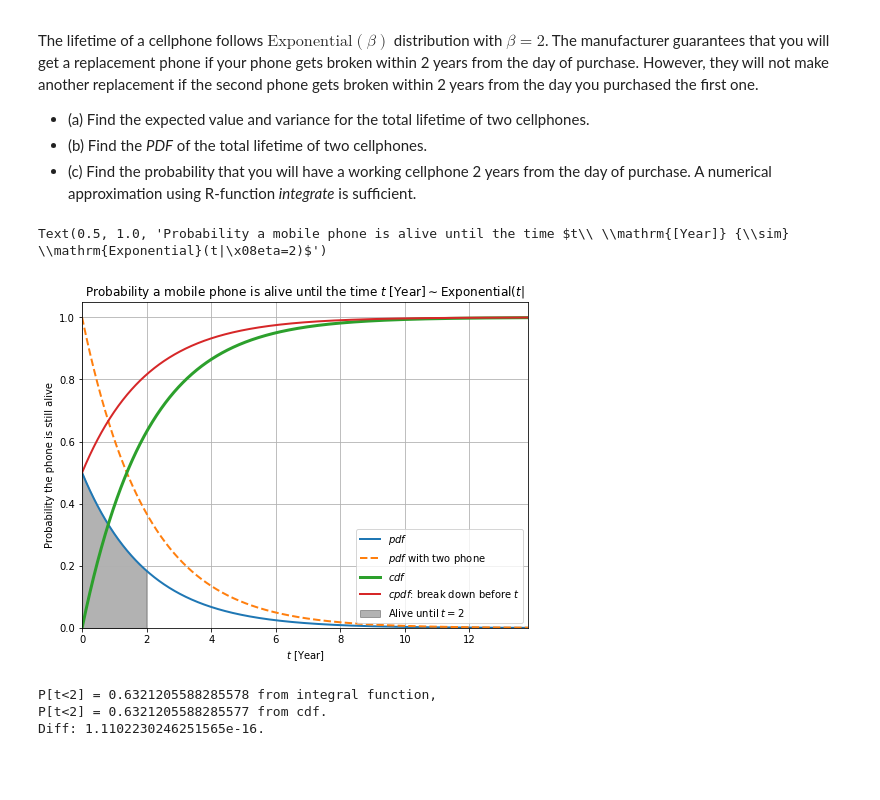
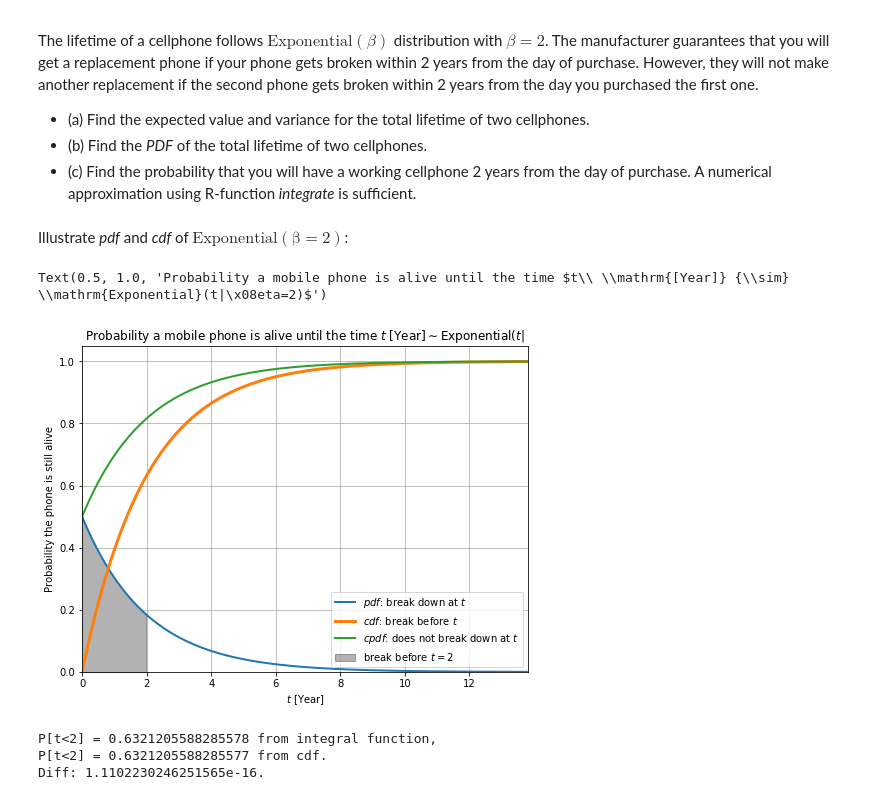
Before and after one commit to indiaki1o/ISI2, a Jupyter notebook: EX2/EX02.ipynb, the cells around one changed output. Saved outputs shown, nothing was run; the diff lists cells and outputs as text; code cells hidden in the pictures; blank space fills up the shorter version.

Commit message:
EX2: 3.(a) Fix label and expected value.

```diff
--- a/EX2/EX02.ipynb
+++ b/EX2/EX02.ipynb
@@ -209,6 +209,8 @@ However, they will not make another replacement if the second phone gets broken
 * (a) Find the expected value and variance for the total lifetime of two cellphones.
 * (b) Find the *PDF* of the total lifetime of two cellphones.
 * (c) Find the probability that you will have a working cellphone 2 years from the day of purchase. A numerical approximation using R-function *integrate* is sufficient.
+# %% [markdown]
+Illustrate *pdf* and *cdf* of $\mathrm{Exponential(\beta=2)}$:
 # %%
 expon = scipy.stats.expon(scale=2)
 xrange = (0,15)
@@ -217,40 +219,40 @@ prob = expon.pdf(X_t)
 prob_2phone = 2*expon.pdf(X_t)
 cumul_prob = expon.cdf(X_t)
 cumul_prob_2phone = 2*expon.cdf(X_t)
 # expon_ccdf = lambda t: t + np.e**(-1/2*t) -1
 # ccdf_prob = expon_ccdf(X_t)
 p_zero = np.zeros(X_t.shape)
 #%
 fig_ = plt.figure(figsize=(8,6))
 ax_  = plt.subplot(111)
 lin_pdf = ax_.plot(X_t, prob, linewidth=2,
-                   label="$pdf$")
-lin_pdf2 = ax_.plot(X_t, prob_2phone, linewidth=2, linestyle="--",
-                   label="$pdf$ with two phone")
+                   label="$pdf$: break down at $t$")
+# lin_pdf2 = ax_.plot(X_t, prob_2phone, linewidth=2, linestyle="--",
+#                    label="$pdf$ with two phone")
 lin_cdf = ax_.plot(X_t, cumul_prob, linewidth=3,
-                     label="$cdf$")
+                     label="$cdf$: break before $t$")
 # lin_cdf2 = ax_.plot(X_t, cumul_prob_2phone, linewidth=2, linestyle="--",
 #                      label="$cdf$ with two phone")
 lin_cpdf = ax_.plot(X_t, 1-prob, linewidth=2,
-                   label="$cpdf$: break down before $t$")
+                   label="$cpdf$: does not break down at $t$")
 fill_    = ax_.fill_between(X_t, p_zero, prob, where=X_t<=2,
                             color="k", alpha=0.3,
-                            label="Alive until $t=2$")
+                            label="break before $t=2$")
 # fill_    = ax_.fill_between(X_t, np.ones(X_t.shape), prob, where=X_t<=2,
 #                             color="red", alpha=0.3,
 #                             label="Break down before $t=2$")
 #%
 ax_.grid(True)
 ax_.legend()
 ax_.axes.set_xlabel("$ t {\ } \mathrm{[Year]} $")
 ax_.axes.set_ylabel("Probability the phone is still alive")
 xend=np.where(cumul_prob>0.999)[0][0]
 ax_.axes.set_xlim(xrange[0],X_t[xend])
 ax_.axes.set_ylim(0,)
 ax_.axes.set_title("Probability a mobile phone is alive until the time $t\ \mathrm{[Year]} {\sim} \mathrm{Exponential}(t|\beta=2)$")
 # %% [output]
 Text(0.5, 1.0, 'Probability a mobile phone is alive until the time $t\\ \\mathrm{[Year]} {\\sim} \\mathrm{Exponential}(t|\x08eta=2)$')
-[figure, old version]
+[figure, new version]
 # %%
 # from integral (scipy.integrate)
 cumul_tle2 = scipy.integrate.quad(lambda t: expon.pdf(t), 0, 2)
```
Also changed, not shown: parts of 6 cells of this notebook.
